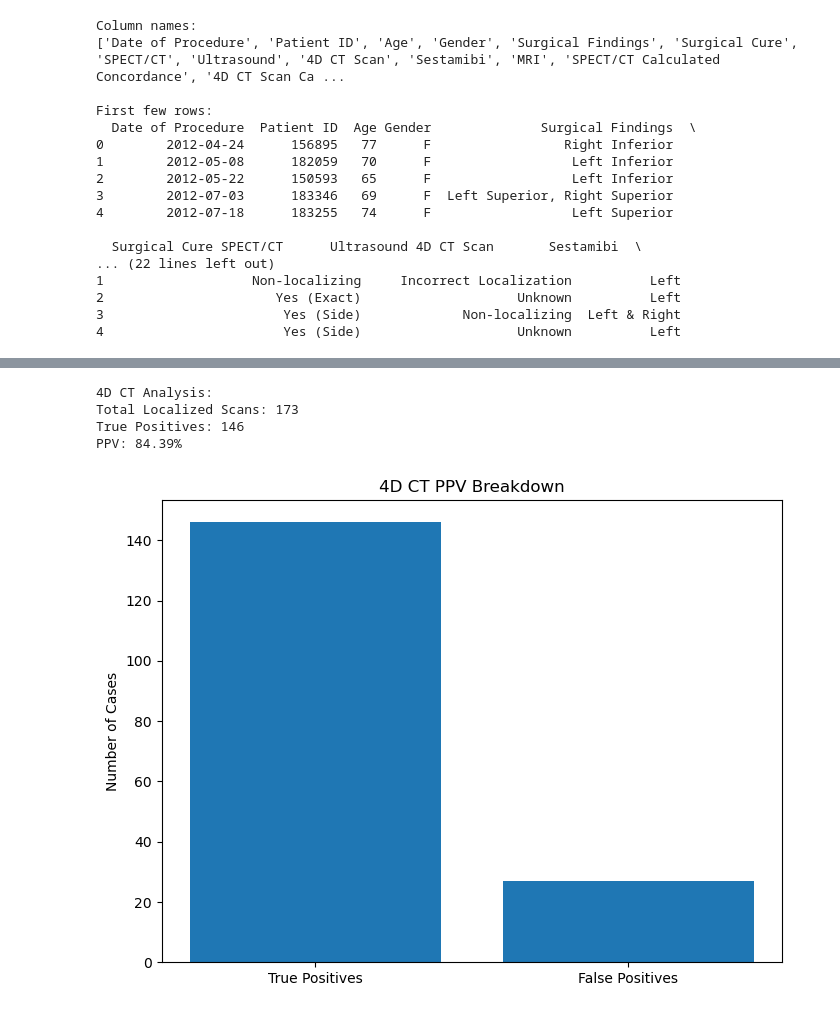
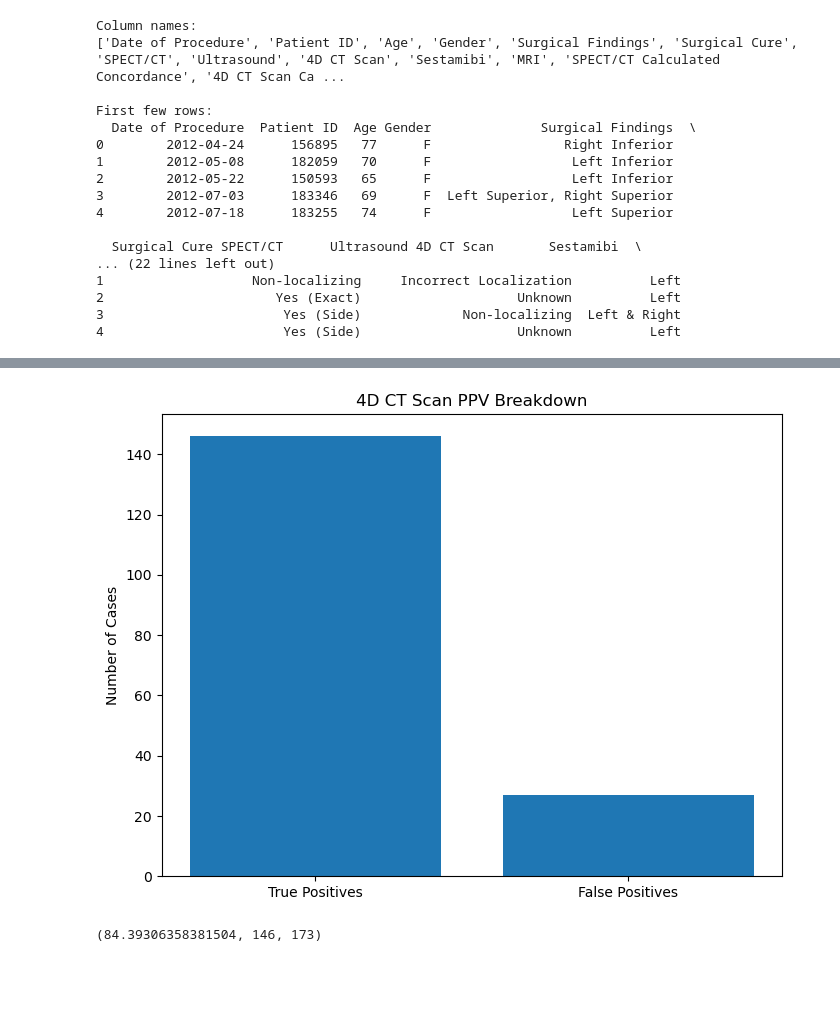
Before and after one commit to Jonah-Schwartz521/parathyroid-imaging-evaluation, a Jupyter notebook: PPV.ipynb, the cells around one changed output, grey strips where cells are left out. Cells and saved outputs as stored; diff of their text form; code cells hidden in the pictures; blank space fills up the shorter version.

```diff
--- a/PPV.ipynb
+++ b/PPV.ipynb
@@ -261,32 +171,5 @@ Analysis Steps:
 # %%
-# 4D CT PPV Analysis
-
-# Filter for 4D CT results (exclude NaN and Non-localizing)
-ct_data = data[data['4D CT Scan'].notna() & (data['4D CT Scan'] != 'Non-localizing')]
-
-# Count matches
-ct_true_pos = len(data[data['4D CT Scan Calculated Concordance'].str.contains('Yes', na=False)])
-ct_total = len(ct_data)
-
-# Calculate PPV
-ct_ppv = (ct_true_pos / ct_total) * 100 if ct_total > 0 else 0
-
-# Create summary
-print(f"4D CT Analysis:")
-print(f"Total Localized Scans: {ct_total}")
-print(f"True Positives: {ct_true_pos}")
-print(f"PPV: {ct_ppv:.2f}%")
-
-# Visualization
-plt.figure(figsize=(8, 6))
-plt.bar(['True Positives', 'False Positives'],
-        [ct_true_pos, ct_total - ct_true_pos])
-plt.title('4D CT PPV Breakdown')
-plt.ylabel('Number of Cases')
-plt.show()
+analyze_modality_ppv(data, '4D CT Scan')
 # %% [output]
+[figure, new version]
-4D CT Analysis:
-Total Localized Scans: 173
-True Positives: 146
-PPV: 84.39%
+(84.39306358381504, 146, 173)
-[figure, old version]
```
Also changed, not shown: parts of 25 cells of this notebook, 1 other file.
